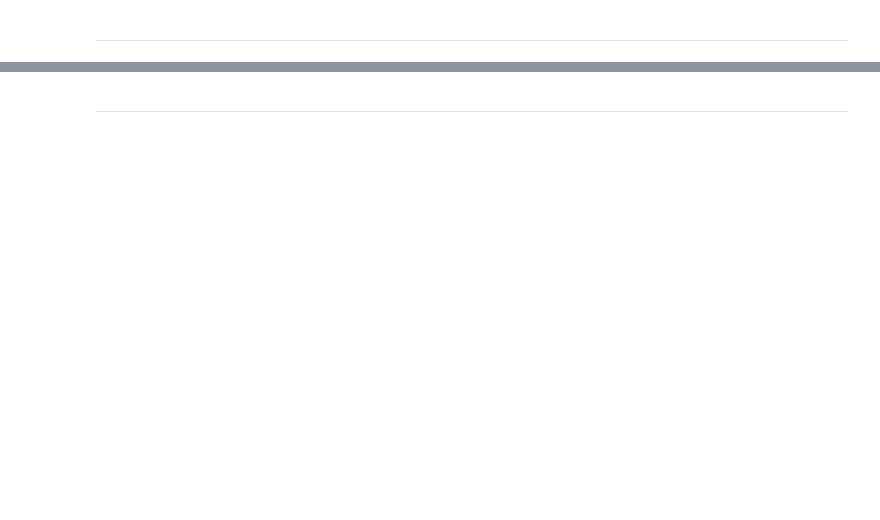
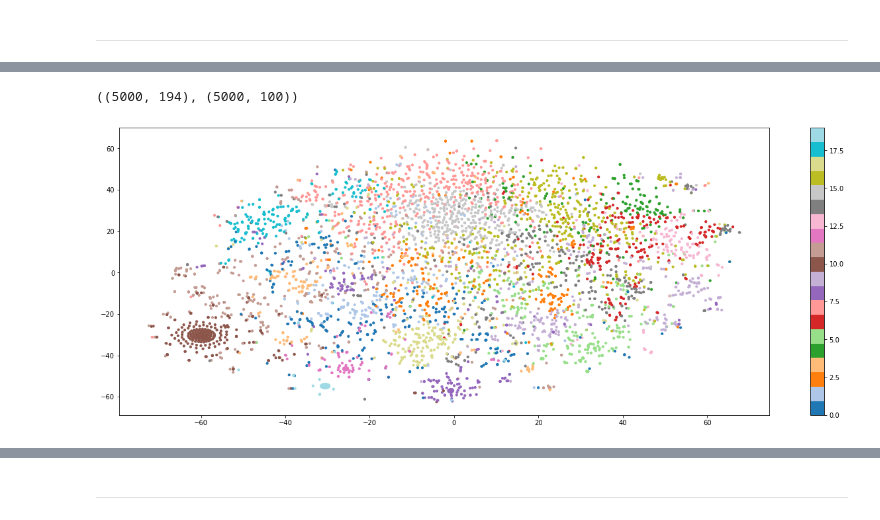
Before and after one commit to NazaGara/tm_seriesTV, a Jupyter notebook: tw_shows.ipynb, the cells around one changed output, grey strips where cells are left out. Saved outputs shown, nothing was run; the diff lists cells and outputs as text; code cells hidden in the pictures; blank space fills up the shorter version.

```diff
--- a/tw_shows.ipynb
+++ b/tw_shows.ipynb
@@ -92,0 +163,21 @@ def test(lw):
+# %%
+transformed_X.shape, wv_X.shape
+# %% [output]
+((5000, 194), (5000, 100))
+# %%
+from sklearn.cluster import KMeans
+
+def sklearn_clustering(k, matrix):
+    # Se usa la euclidea porque ya estan normalizados, y cosine normalizada
+    # es parecida a euclidea
+    clusterer = KMeans(n_clusters=k, random_state=10, n_init=20)
+    clusterer.fit(X=matrix)
+    return clusterer.labels_, clusterer.cluster_centers_
+
+from sklearn.manifold import TSNE
+
+def tsne_reduction(matrix):
+    # Reduccion de dimensionalidad via T-sne para poder visualizar los datos
+    tsne = TSNE(n_components=2, random_state=10)
+    tsne_data = tsne.fit_transform(matrix)
+    return tsne_data
@@ -92,0 +208,28 @@ def test(lw):
+# %%
+def plot_all(df, colorbar=False):
+    plt.figure(figsize=(22, 8))
+    g = plt.scatter(x=df['dim1'],y=df['dim2'], s=10, c=df['cluster'], cmap='tab20', alpha=1)
+    if colorbar: plt.colorbar(g)
+    plt.show()
+
+def show_cluster(df, n):
+    msgs = list(df[df['cluster']==n]['tweet'])
+    for msg in msgs:
+        text = msg
+        print(text)
+
+def df_of_cluster(df, n):
+    return df[df['cluster']==n]
+
+from random import randint
+
+def show_sample(df):
+    #tomar el centroide
+    for i in range(NUM_CLUSTERS):
+        u = randint(0,NUM_CLUSTERS)
+        msg = list(df[df['cluster']==i]['tweet'])[u]
+        print(f"Cluster {i}. Sample: {msg}")
+# %%
+plot_all(clean_df, True)
+# %% [output]
+[figure, added]
```
Also changed, not shown: parts of 65 cells of this notebook, 3 other files.
